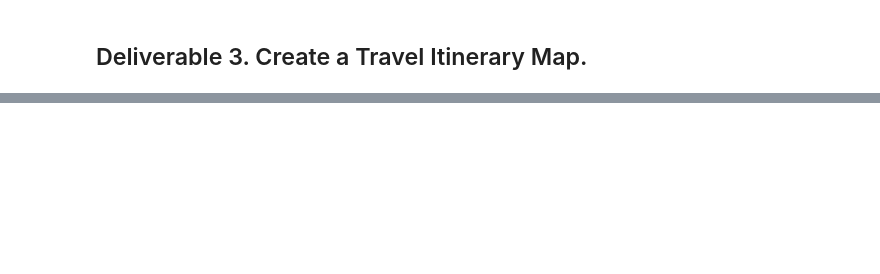
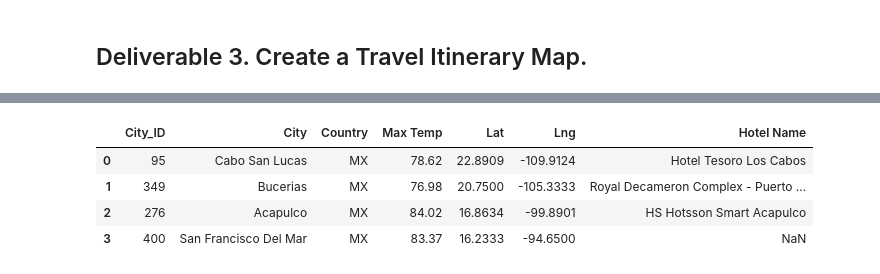
Before and after one commit to J-Seals/World_Weather_Analysis, a Jupyter notebook: Vacation_Itinerary/Vacation_Itinerary.ipynb, the cells around one changed output, grey strips where cells are left out. Saved outputs shown, nothing was run; the diff lists cells and outputs as text; code cells hidden in the pictures; blank space fills up the shorter version.

```diff
--- a/Vacation_Itinerary/Vacation_Itinerary.ipynb
+++ b/Vacation_Itinerary/Vacation_Itinerary.ipynb
@@ -58,8 +58,8 @@ fig
 # 5. Create DataFrames for each city by filtering the 'vacation_df' using the loc method.
 # Hint: The starting and ending city should be the same city.
 
-vacation_start = vacation_df.loc["Cabo San Lucas"]
-vacation_end = vacation_df.loc["Cabo San Lucas"]
-vacation_stop1 = vacation_df.loc["Bucerias"]
-vacation_stop2 = vacation_df.loc["Acapulco"]
-vacation_stop3 = vacation_df.loc["San Francisco Del Mar"]
+vacation_start = vacation_df.loc[vacation_df['City']=="Cabo San Lucas"]
+vacation_end = vacation_df.loc[vacation_df['City']=="Cabo San Lucas"]
+vacation_stop1 = vacation_df.loc[vacation_df['City']=="Bucerias"]
+vacation_stop2 = vacation_df.loc[vacation_df['City']=="Acapulco"]
+vacation_stop3 = vacation_df.loc[vacation_df['City']=="San Francisco Del Mar"]
@@ -78,8 +91,14 @@ stop3 =
 # %%
 # 8. To create a marker layer map between the four cities.
 #  Combine the four city DataFrames into one DataFrame using the concat() function.
-itinerary_df = pd.concat([],ignore_index=True)
+itinerary_df = pd.concat([vacation_start, vacation_stop1, vacation_stop2, vacation_stop3],ignore_index=True)
 itinerary_df
+# %% [output]
+|  | City_ID | City | Country | Max Temp | Lat | Lng | Hotel Name |
+| 0 | 95 | Cabo San Lucas | MX | 78.62 | 22.8909 | -109.9124 | Hotel Tesoro Los Cabos |
+| 1 | 349 | Bucerias | MX | 76.98 | 20.7500 | -105.3333 | Royal Decameron Complex - Puerto ... |
+| 2 | 276 | Acapulco | MX | 84.02 | 16.8634 | -99.8901 | HS Hotsson Smart Acapulco |
+| 3 | 400 | San Francisco Del Mar | MX | 83.37 | 16.2333 | -94.6500 | NaN |
 # %%
 # 9 Using the template add city name, the country code, the weather description and maximum temperature for the city.
 info_box_template = """
```
Also changed, not shown: parts of 7 cells of this notebook, 7 other files.
